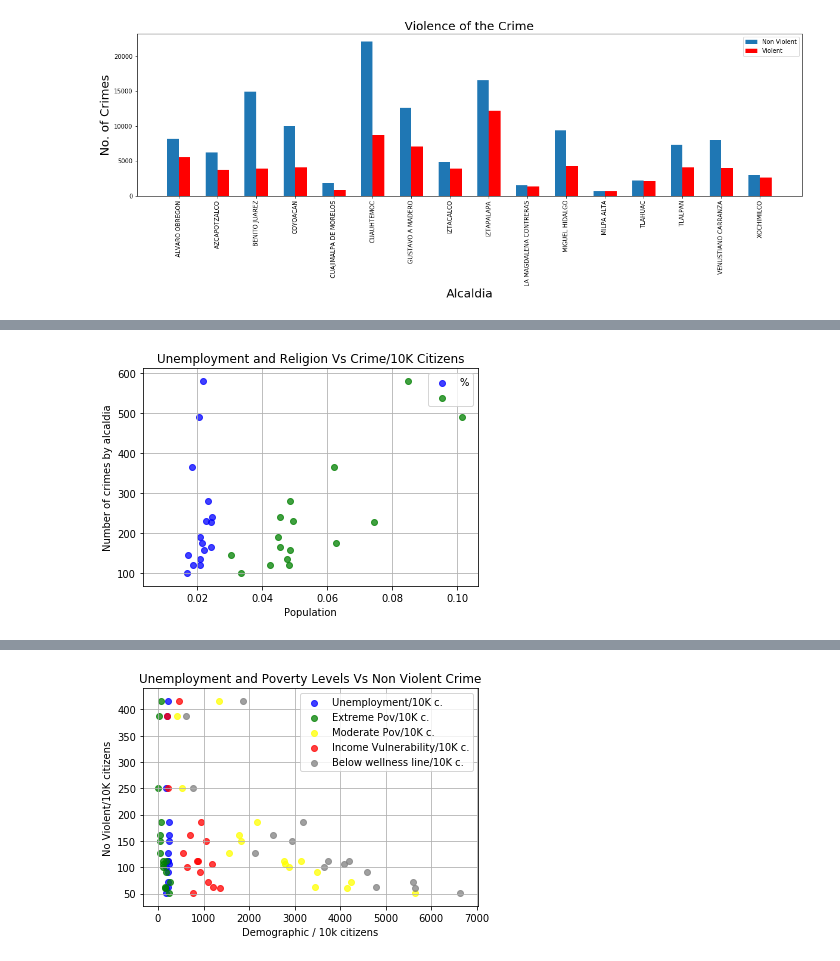
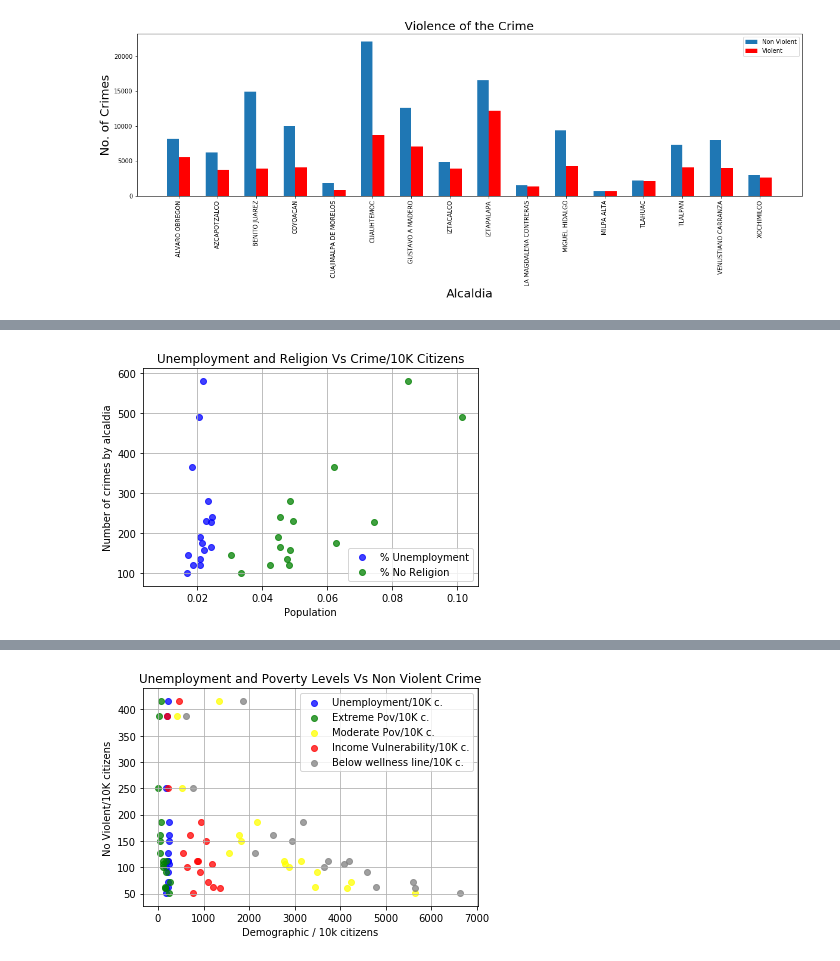
Before and after one commit to joseluismendozal10/Project1, a Jupyter notebook: Project.ipynb, the cells around one changed output, grey strips where cells are left out. Drawn from its saved outputs; the diff is of its cells as text; code cells hidden in the pictures.

```diff
--- a/Project.ipynb
+++ b/Project.ipynb
@@ -293,30 +276,30 @@ Delitos_Vs_Demo
 # %%
 # loop to plot the x and y scatter for each of the following rubros
 i=0
 demos=["% Unemployment", "% No Religion"]
 colores=["blue", "green"]
 
 for demos in demos:
 
     plt.scatter(Delitos_Vs_Demo[demos], Delitos_Vs_Demo["Crimes/10K citizen"], marker="o", facecolors=colores[i], alpha=0.75)
     i=i+1
 
 # Incorporate the other graph properties
 
 plt.grid()
 plt.title("Unemployment and Religion Vs Crime/10K Citizens")
 plt.xlabel("Population")
 plt.ylabel("Number of crimes by alcaldia")
 
 # Create a legend
 #plt.legend(handles=[ Urban, Suburban, Rural], loc= "upper rigth")
-plt.legend(demos, loc="best")
+plt.legend(("% Unemployment","% No Religion"), loc="best")
 
 
 # Save Figure
 plt.savefig("Unemployment and Religion Vs Crime.png")
 
 # Prints the scatter plot to the screen
 plt.show()
 # %% [output]
-[figure, old version]
+[figure, new version]
```
Also changed, not shown: parts of 5 cells of this notebook, 7 other files.
